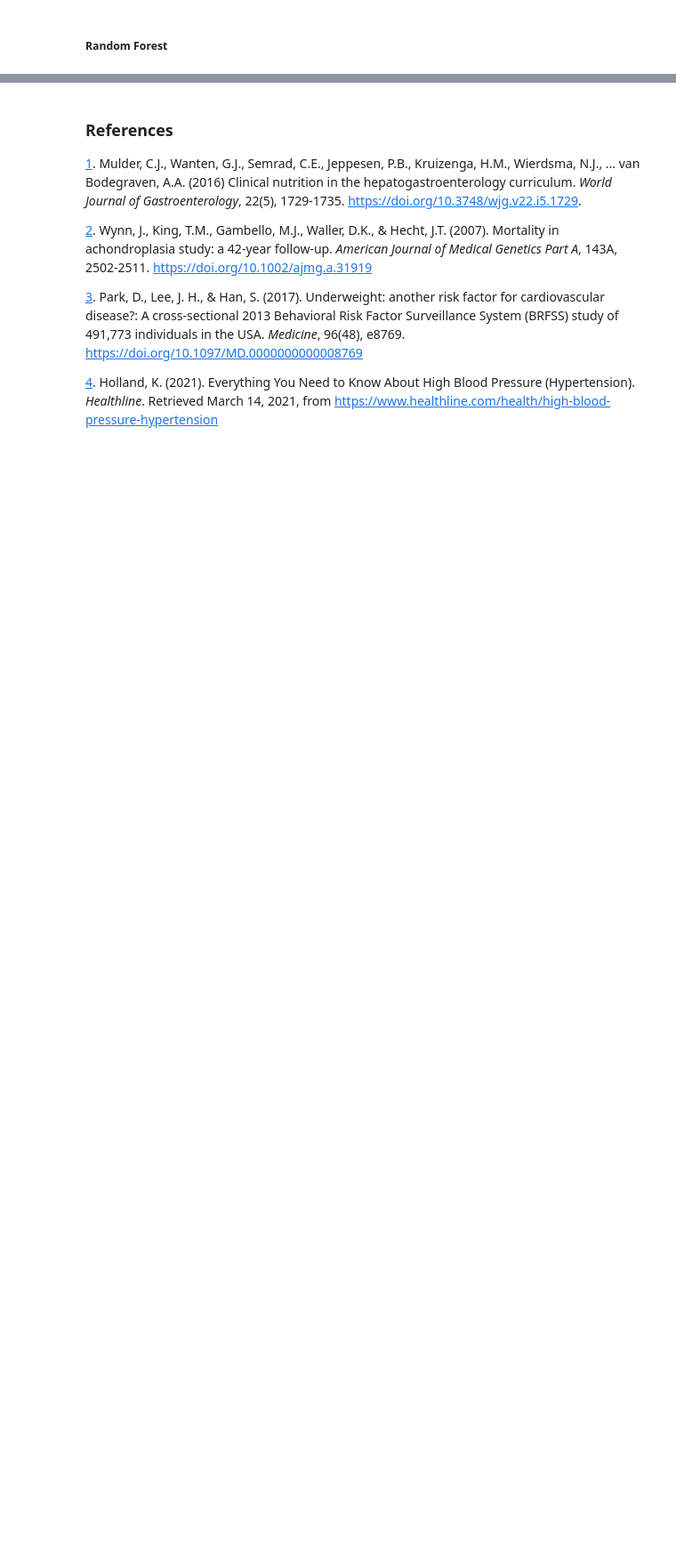
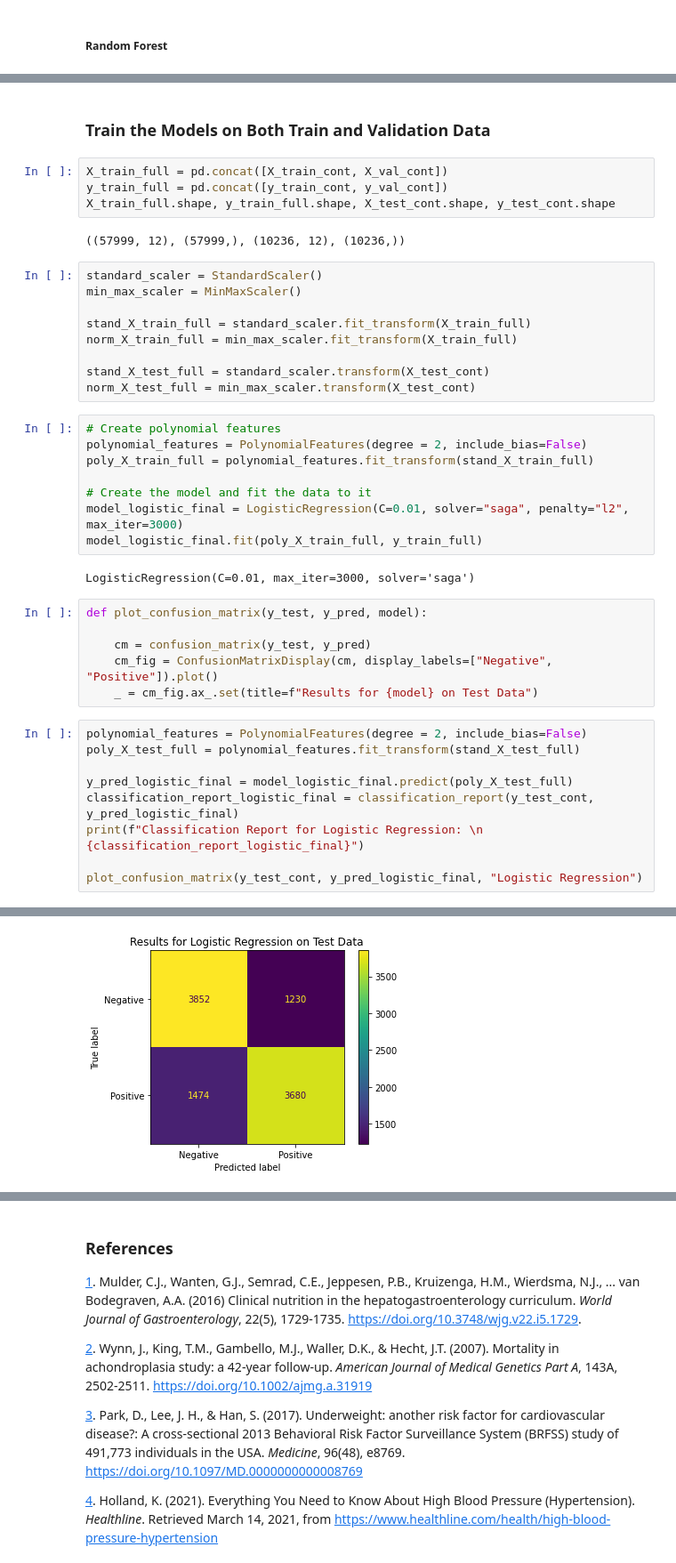
Before and after one commit to Anna-MariaSjolund/Machine-learning, a Jupyter notebook: labs/lab_disease_prediction.ipynb, the cells around one changed output, grey strips where cells are left out. Shown at 89% size. Saved outputs shown, nothing was run; the diff lists cells and outputs as text; blank space fills up the shorter version.

```diff
--- a/labs/lab_disease_prediction.ipynb
+++ b/labs/lab_disease_prediction.ipynb
@@ -1500,0 +1567,43 @@ weighted avg       0.72      0.72      0.72     10235
+# %% [markdown]
+### Train the Models on Both Train and Validation Data
+# %%
+X_train_full = pd.concat([X_train_cont, X_val_cont])
+y_train_full = pd.concat([y_train_cont, y_val_cont])
+X_train_full.shape, y_train_full.shape, X_test_cont.shape, y_test_cont.shape
+# %% [output]
+((57999, 12), (57999,), (10236, 12), (10236,))
+# %%
+standard_scaler = StandardScaler()
+min_max_scaler = MinMaxScaler()
+
+stand_X_train_full = standard_scaler.fit_transform(X_train_full)
+norm_X_train_full = min_max_scaler.fit_transform(X_train_full)
+
+stand_X_test_full = standard_scaler.transform(X_test_cont)
+norm_X_test_full = min_max_scaler.transform(X_test_cont)
+# %%
+# Create polynomial features
+polynomial_features = PolynomialFeatures(degree = 2, include_bias=False)
+poly_X_train_full = polynomial_features.fit_transform(stand_X_train_full)
+
+# Create the model and fit the data to it
+model_logistic_final = LogisticRegression(C=0.01, solver="saga", penalty="l2", max_iter=3000)
+model_logistic_final.fit(poly_X_train_full, y_train_full)
+# %% [output]
+LogisticRegression(C=0.01, max_iter=3000, solver='saga')
+# %%
+def plot_confusion_matrix(y_test, y_pred, model):
+
+    cm = confusion_matrix(y_test, y_pred)
+    cm_fig = ConfusionMatrixDisplay(cm, display_labels=["Negative", "Positive"]).plot()
+    _ = cm_fig.ax_.set(title=f"Results for {model} on Test Data")
+# %%
+polynomial_features = PolynomialFeatures(degree = 2, include_bias=False)
+poly_X_test_full = polynomial_features.fit_transform(stand_X_test_full)
+
+y_pred_logistic_final = model_logistic_final.predict(poly_X_test_full)
+classification_report_logistic_final = classification_report(y_test_cont, y_pred_logistic_final)
+print(f"Classification Report for Logistic Regression: \n {classification_report_logistic_final}")
+
+plot_confusion_matrix(y_test_cont, y_pred_logistic_final, "Logistic Regression")
+# %% [output]
@@ -1500,0 +1619 @@ weighted avg       0.72      0.72      0.72     10235
+[figure, added]
```
Also changed, not shown: parts of 20 cells of this notebook.
